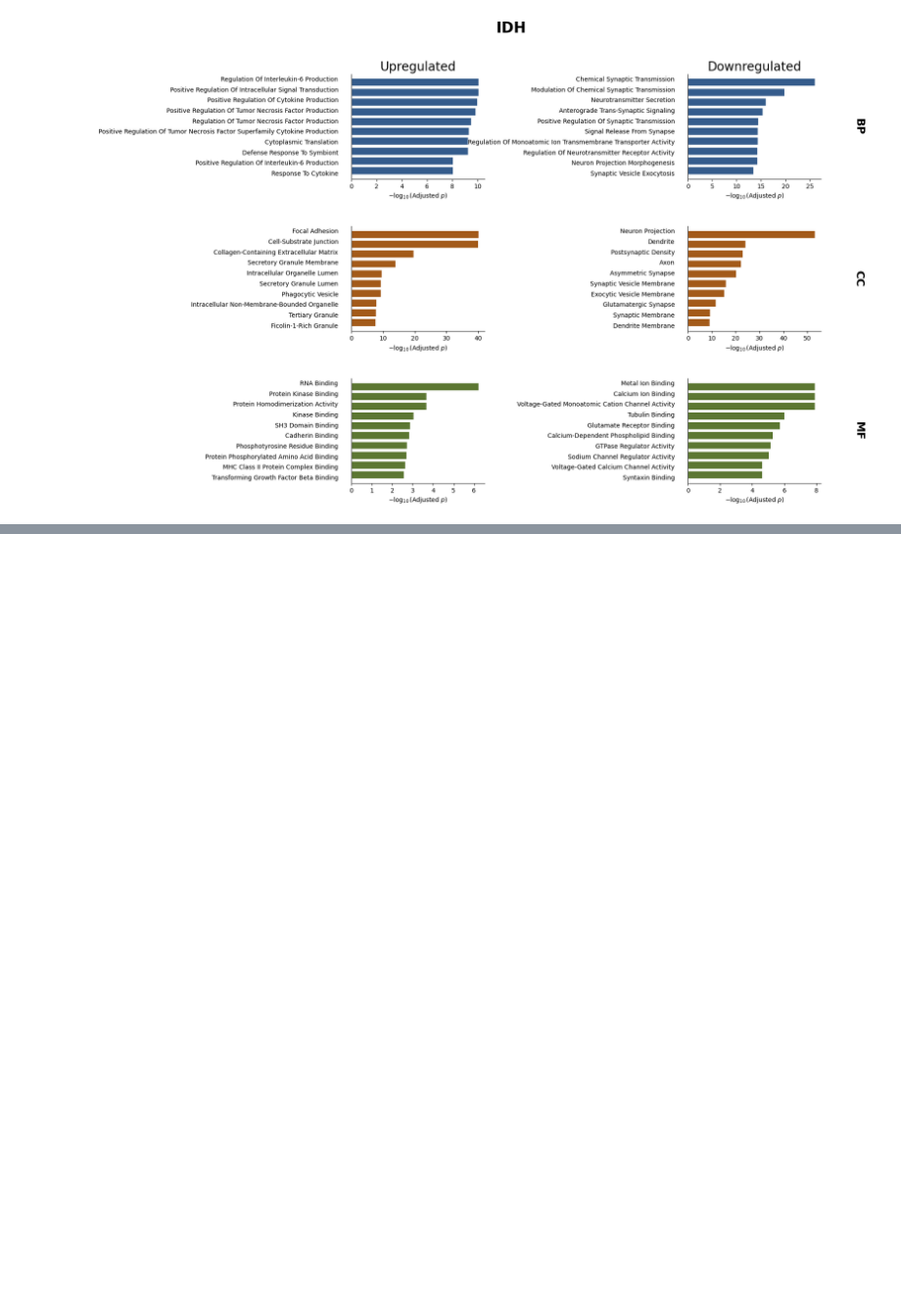
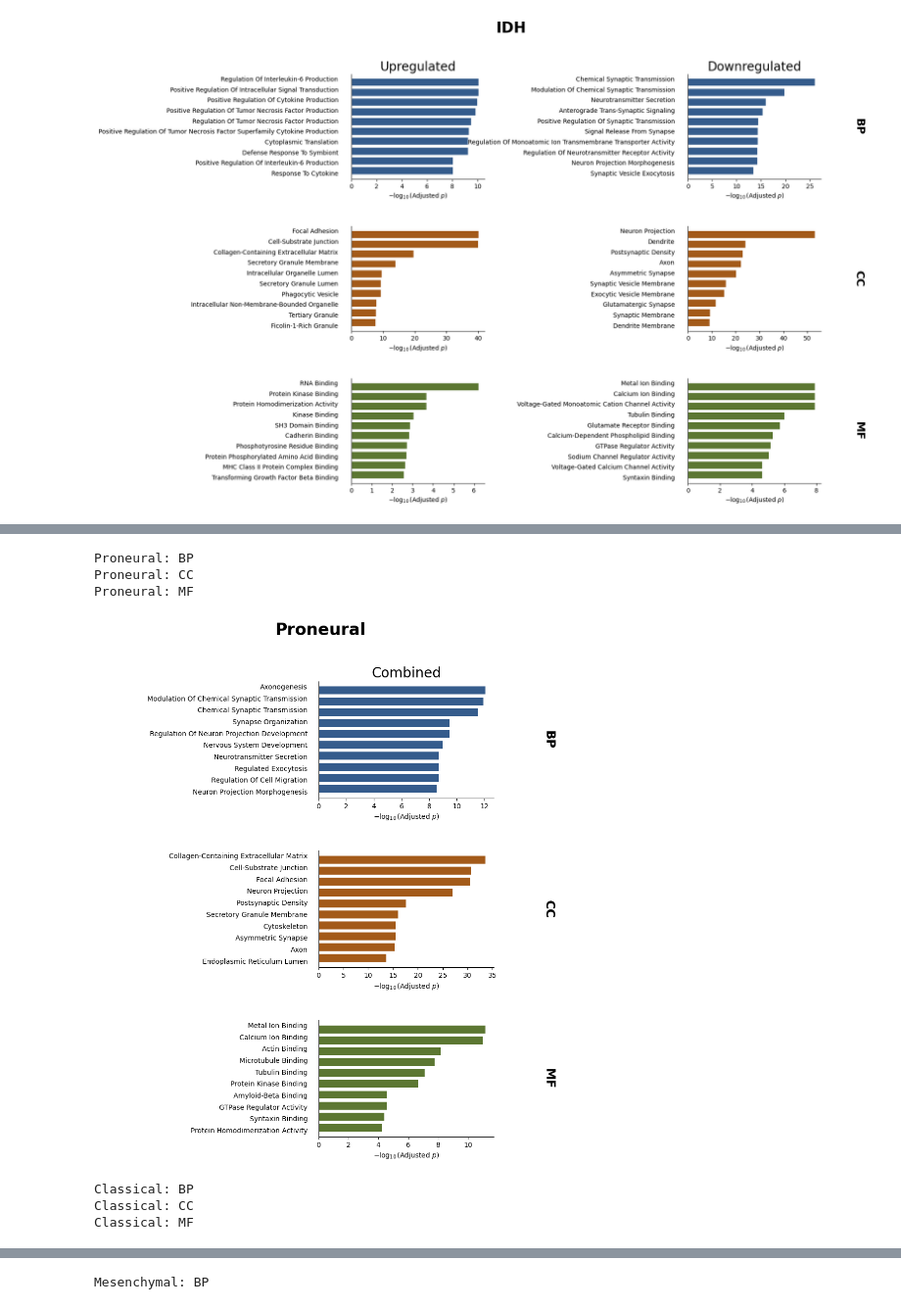
Before and after one commit to namtu06/BIO_RA, a Jupyter notebook: notebooks/06_GOenrichment.ipynb, the cells around one changed output, grey strips where cells are left out. Shown at 98% size. Cells and saved outputs as stored; diff of their text form; code cells hidden in the pictures; blank space fills up the shorter version.

Commit message:
update with combined GO for each, and intersected GO for all subtypes in 1 plot

```diff
--- a/notebooks/06_GOenrichment.ipynb
+++ b/notebooks/06_GOenrichment.ipynb
@@ -11,13 +16,10 @@ importlib.reload(ge)
 # %%
-files = {
-    "Proneural": "../data/interim/proneural_rna_diff.csv",
-    "Classical": "../data/interim/classical_rna_diff.csv",
-    "Mesenchymal": "../data/interim/mesenchymal_rna_diff.csv",
-    "IDH": "../data/interim/idh_rna_diff.csv"
-}
-
 for subtype, file in files.items():
-    ge.analyze_subtype(file, subtype)
+    ge.analyze_subtype(
+        file,
+        subtype,
+        direction="split"
+    )
 # %% [output]
 Proneural: BP UP
 Proneural: BP DOWN
@@ -186,10 +51,0 @@ def analyze_subtype_kegg(csv_file, subtype_name):
-# %%
-files = {
-    "Proneural": "../data/interim/proneural_rna_diff.csv",
-    "Classical": "../data/interim/classical_rna_diff.csv",
-    "Mesenchymal": "../data/interim/mesenchymal_rna_diff.csv",
-    "IDH": "../data/interim/idh_rna_diff.csv"
-}
-
-for subtype, file in files.items():
-    analyze_subtype_kegg(file, subtype)
@@ -208,0 +52,15 @@ IDH: KEGG DOWN
+# %%
+for subtype, file in files.items():
+    ge.analyze_subtype(
+        file,
+        subtype,
+        direction="combined"
+    )
+# %% [output]
+Proneural: BP
+Proneural: CC
+Proneural: MF
+[figure, added]
+Classical: BP
+Classical: CC
+Classical: MF
@@ -208,0 +68 @@ IDH: KEGG DOWN
+Mesenchymal: BP
```
Also changed, not shown: parts of 5 cells of this notebook.
